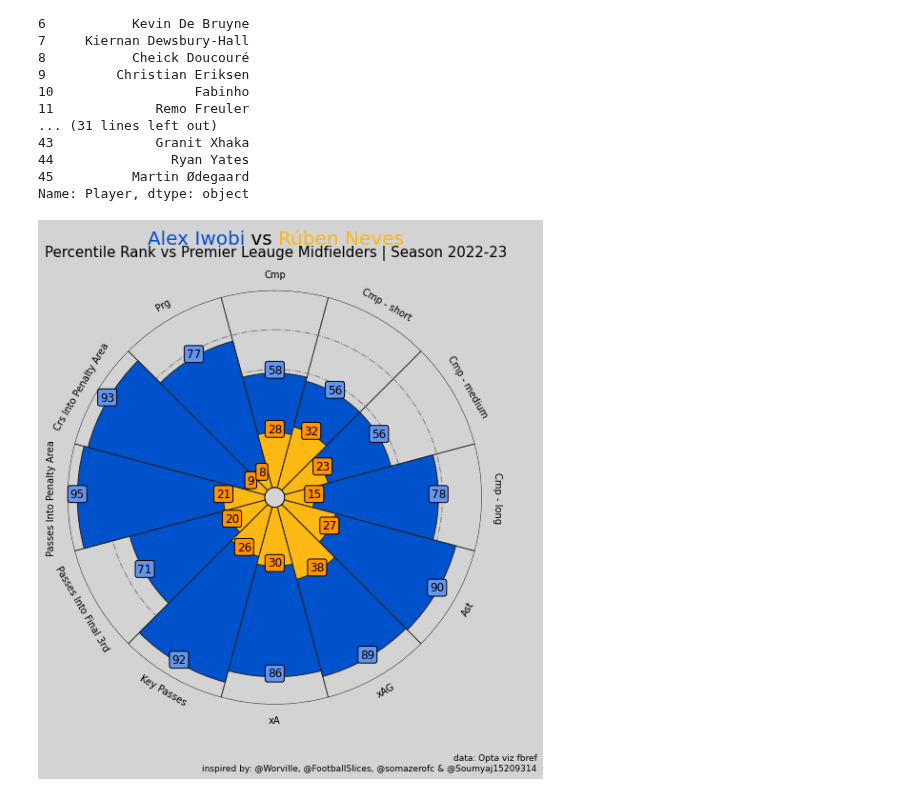
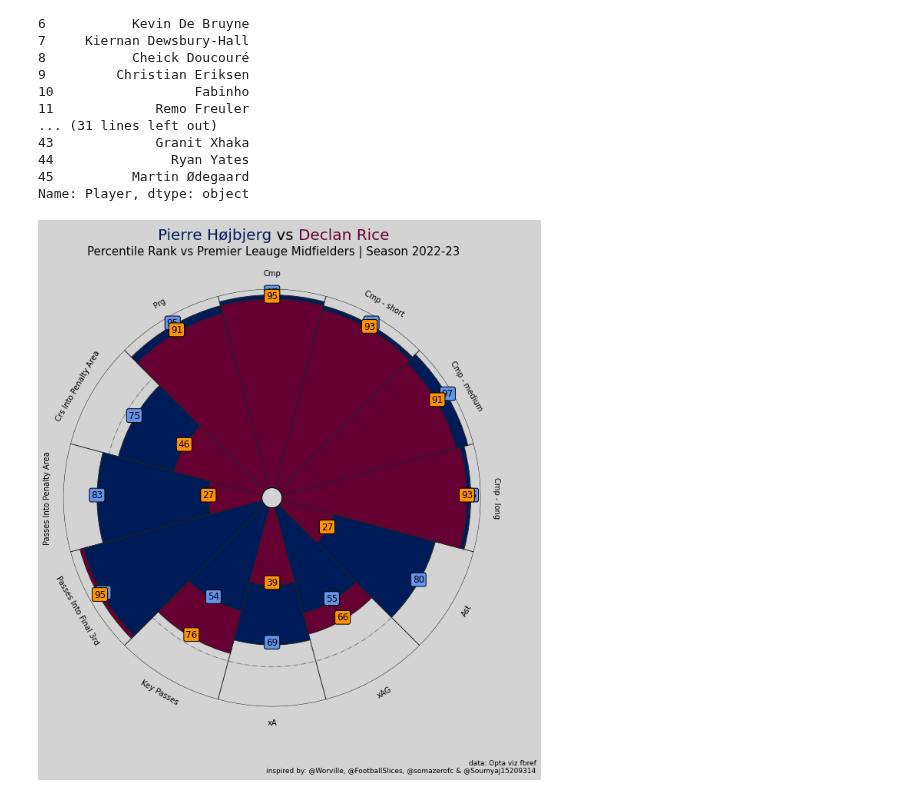
Before and after one commit to AugustSteff/Data-Analysis-in-football, a Jupyter notebook: Premier_League_22-23/Pizza_Charts/Offensive Stats Pizza Charts, Premier League 22_23, Player Comparison.ipynb, the cells around one changed output. Saved outputs shown, nothing was run; the diff lists cells and outputs as text; code cells hidden in the pictures.

```diff
--- a/Premier_League_22-23/Pizza_Charts/Offensive Stats Pizza Charts, Premier League 22_23, Player Comparison.ipynb
+++ b/Premier_League_22-23/Pizza_Charts/Offensive Stats Pizza Charts, Premier League 22_23, Player Comparison.ipynb
@@ -37,12 +37,12 @@ df.Player
 45          Martin Ødegaard
 Name: Player, dtype: object
 # %%
-playerName = "Alex Iwobi"
-playerName2 = "Rúben Neves"
+playerName = "Pierre Højbjerg"
+playerName2 = "Declan Rice"
 
 bgColor = "lightgrey"
-playerColor = "#0052CC"
-player2Color = "#FDB913"
+playerColor = "#001C58"
+player2Color = "#660033"
 # %%
 player = df.loc[df["Player"]== playerName].reset_index()
 player = list(player.loc[0])
@@ -76,7 +76,7 @@ baker = PyPizza(
 fig, ax = baker.make_pizza(
     values,                     # list of values
     compare_values=values_2,    # comparison values
-    figsize=(8, 8),             # adjust figsize according to your need
+    figsize=(10, 10),             # adjust figsize according to your need
     kwargs_slices=dict(
         facecolor=playerColor, edgecolor="#222222",
         zorder=2, linewidth=1
@@ -103,32 +103,32 @@ fig, ax = baker.make_pizza(
     ),                          # values to be used when adding parameter-values labels
 )
 
 # add title
 fig_text(
     0.515, 0.99, f"<{playerName}> vs <{playerName2}>", size=20, fig=fig,
     highlight_textprops=[{"color": playerColor}, {"color": player2Color}],
     ha="center", color="#000000"
 )
 
 
 # add subtitle
 fig.text(
     0.515, 0.942,
     "Percentile Rank vs Premier Leauge Midfielders | Season 2022-23",
     size=15,
     ha="center",  color="#000000"
 )
 
 # add credits
 CREDIT_1 = "data: Opta viz fbref"
 CREDIT_2 = "inspired by: @Worville, @FootballSlices, @somazerofc & @Soumyaj15209314"
 
 fig.text(
     0.99, 0.005, f"{CREDIT_1}\n{CREDIT_2}", size=9,
      color="#000000",
     ha="right"
 )
 
-plt.show()
+#plt.savefig(f'viz/{playerName} vs {playerName2} Chart, Premier League Midfielders 2022-23', dpi=300, bbox_inches='tight')
 # %% [output]
-[figure, old version]
+[figure, new version]
```
Also changed, not shown: 1 other file.
